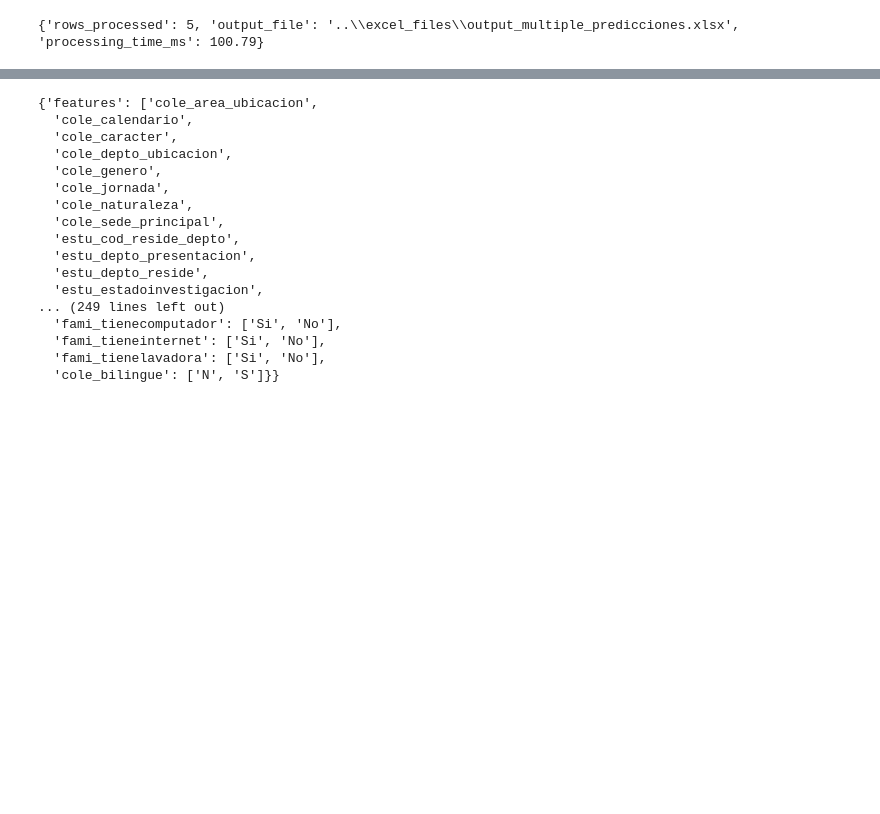
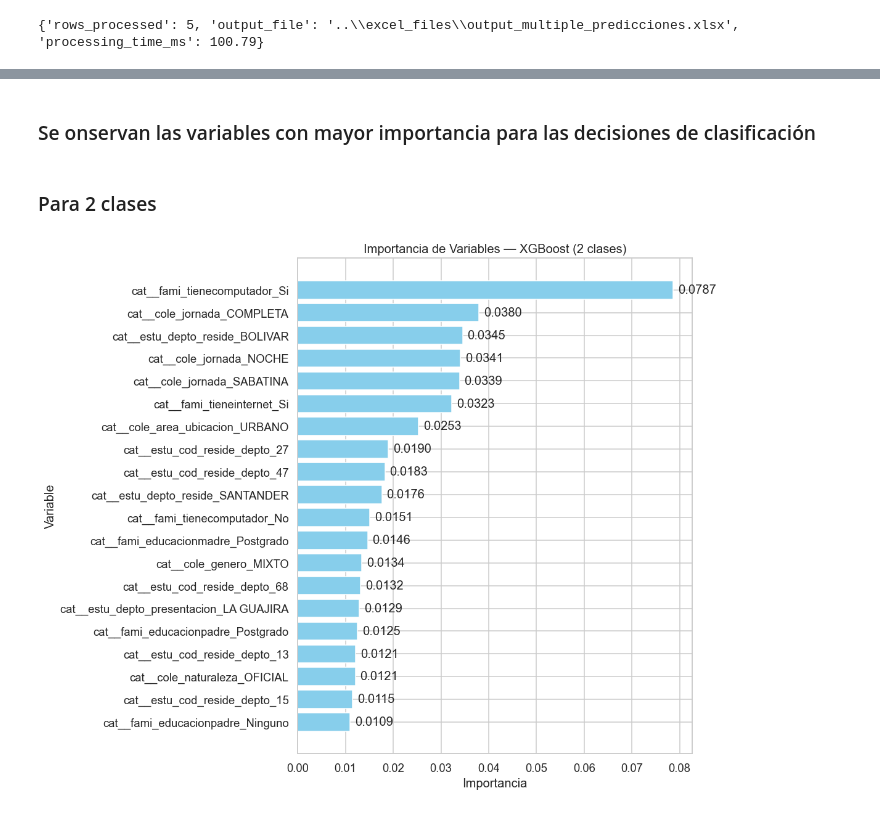
Before and after one commit to ccarvajalesc/PUJ-ML-Proyecto, a Jupyter notebook: Notebooks/xgboost.ipynb, the cells around one changed output, grey strips where cells are left out. Cells and saved outputs as stored; diff of their text form; code cells hidden in the pictures; blank space fills up the shorter version.

Commit message:
se agregan gráficos de importancia de variables

```diff
--- a/Notebooks/xgboost.ipynb
+++ b/Notebooks/xgboost.ipynb
@@ -1213,5 +1115,3 @@ resultado = predict_excel(
 print(resultado)
 # %% [output]
 {'rows_processed': 5, 'output_file': '..\\excel_files\\output_multiple_predicciones.xlsx', 'processing_time_ms': 100.79}
-# %%
-joblib.load("../artifacts/model_metadata.joblib")
@@ -1263,20 +1118,55 @@ joblib.dump(
-# %%
-joblib.load("../artifacts/model_metadata.joblib")
-# %% [output]
-{'features': ['cole_area_ubicacion',
-  'cole_calendario',
-  'cole_caracter',
-  'cole_depto_ubicacion',
-  'cole_genero',
-  'cole_jornada',
-  'cole_naturaleza',
-  'cole_sede_principal',
-  'estu_cod_reside_depto',
-  'estu_depto_presentacion',
-  'estu_depto_reside',
-  'estu_estadoinvestigacion',
-... (249 lines left out)
-  'fami_tienecomputador': ['Si', 'No'],
-  'fami_tieneinternet': ['Si', 'No'],
-  'fami_tienelavadora': ['Si', 'No'],
-  'cole_bilingue': ['N', 'S']}}
+# %% [markdown]
+### Se onservan las variables con mayor importancia para las decisiones de clasificación
+# %% [markdown]
+### Para 2 clases
+# %%
+import joblib
+import pandas as pd
+import matplotlib.pyplot as plt
+
+# Cargar modelo
+modelo = joblib.load("../artifacts/xgb_icfes_binario.joblib")
+
+# Obtener preprocesador y modelo
+prep = modelo.named_steps["prep"]
+xgb = modelo.named_steps["clf"]
+
+# Nombres finales de variables después de OneHotEncoder
+feature_names = prep.get_feature_names_out()
+
+# Importancias
+importances = xgb.feature_importances_
+
+# DataFrame ordenado
+df_imp = pd.DataFrame({
+    "feature": feature_names,
+    "importance": importances
+}).sort_values("importance", ascending=False)
+
+# Seleccionar top 20
+top = df_imp.head(20)
+
+# Gráfica
+plt.figure(figsize=(10,8))
+bars = plt.barh(
+    top["feature"][::-1],
+    top["importance"][::-1],
+    color="skyblue"
+)
+
+# Añadir valores numéricos al final de cada barra
+for bar, imp in zip(bars, top["importance"][::-1]):
+    plt.text(
+        bar.get_width() + 0.001,   # un pequeño desplazamiento a la derecha
+        bar.get_y() + bar.get_height()/2,
+        f"{imp:.4f}",              # formato con 4 decimales
+        va="center"
+    )
+
+plt.tight_layout()
+plt.title("Importancia de Variables — XGBoost (2 clases)")
+plt.xlabel("Importancia")
+plt.ylabel("Variable")
+plt.show()
+# %% [output]
+[figure, added]
```
Also changed, not shown: parts of 6 cells of this notebook.
